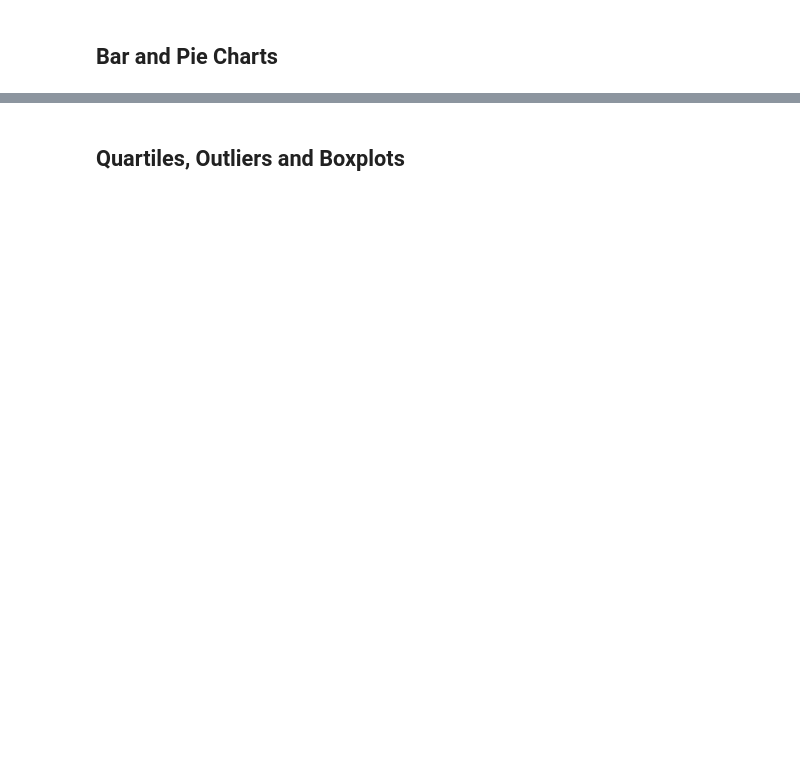
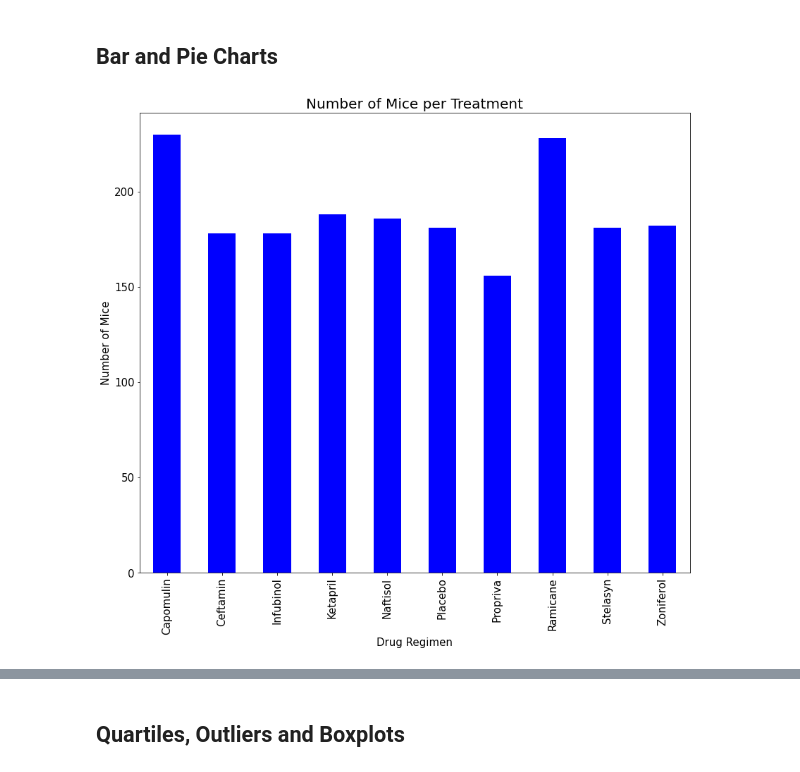
Before and after one commit to i1620/matplotlib-challenge, a Jupyter notebook: pymaceuticals.ipynb, the cells around one changed output, grey strips where cells are left out. Saved outputs shown, nothing was run; the diff lists cells and outputs as text; code cells hidden in the pictures; blank space fills up the shorter version.

```diff
--- a/pymaceuticals.ipynb
+++ b/pymaceuticals.ipynb
@@ -42,3 +62,5 @@ AttributeError: 'DataFrame' object has no attribute 'value_counts'
 # Optional: Get all the data for the duplicate mouse ID.
 # %%
 # Create a clean DataFrame by dropping the duplicate mouse by its ID.
+clean_data = mouse_data.drop_duplicates(subset=['Mouse ID', 'Timepoint'])
+clean_data
@@ -57,4 +161,18 @@ AttributeError: 'DataFrame' object has no attribute 'value_counts'
 # %% [markdown]
 ## Bar and Pie Charts
 # %%
-# Generate a bar plot showing the total number of mice for each treatment throughout the course of the study using pandas.
+# Generate a bar plot showing the total number of mice for each treatment
+# throughout the course of the study using pandas.
+
+mouse_count = clean_data.groupby(["Drug Regimen"]).count()["Mouse ID"]
+
+plot_pandas = mouse_count.plot.bar(figsize = (14,12), color = "blue", fontsize = 15)
+mouse_count
+plt.xlabel("Drug Regimen", fontsize= 15)
+plt.ylabel("Number of Mice", fontsize= 15)
+plt.title("Number of Mice per Treatment", fontsize=20)
+
+#plt.tight_layout()
+plt.show()
+# %% [output]
+[figure, added]
```
Also changed, not shown: parts of 30 cells of this notebook.
